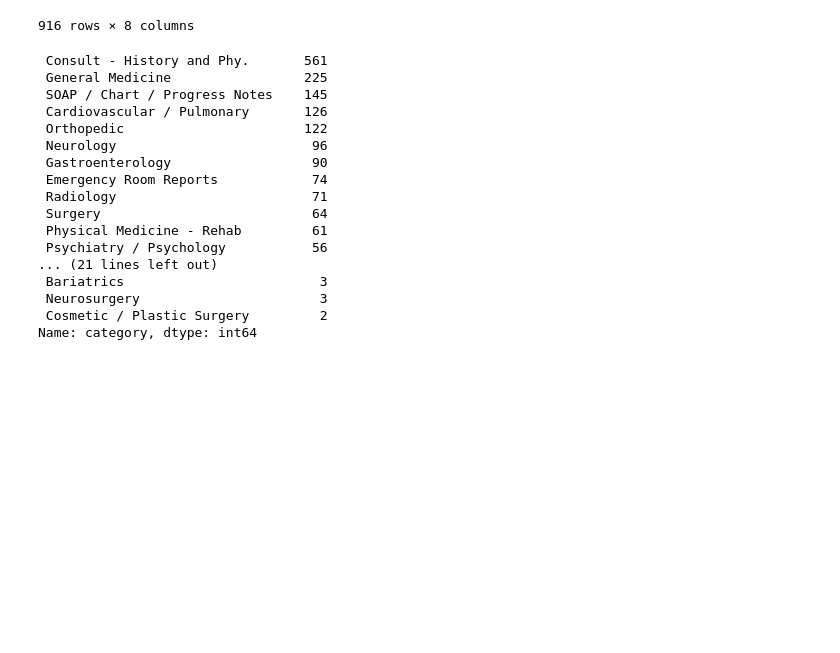
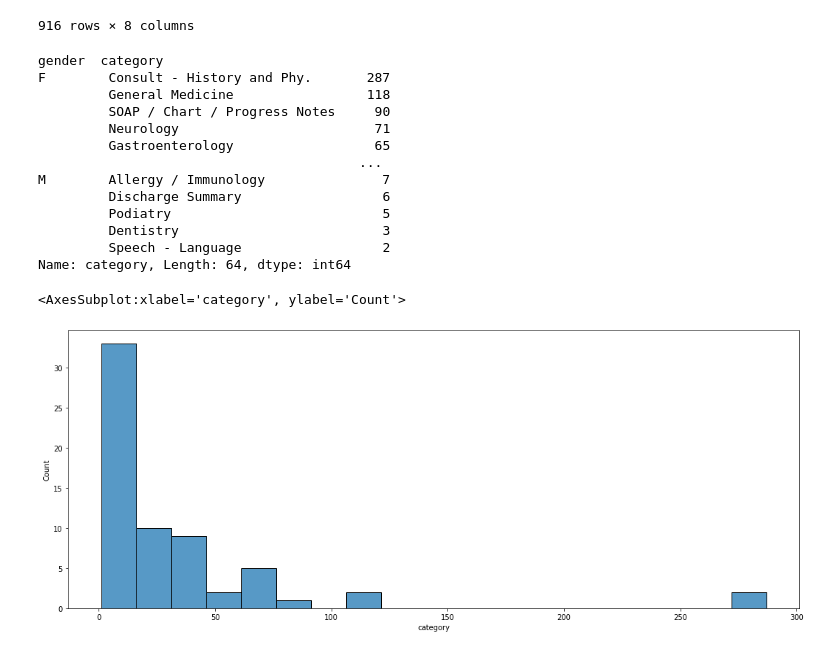
Before and after one commit to Aneruth/Data-Analytics, a Jupyter notebook: Practical Session 1/Test.ipynb, the cells around one changed output. Cells and saved outputs as stored; diff of their text form; code cells hidden in the pictures; blank space fills up the shorter version.

```diff
--- a/Practical Session 1/Test.ipynb
+++ b/Practical Session 1/Test.ipynb
@@ -163,23 +164,25 @@ age_filter
 916 rows × 8 columns
 # %%
 #plot which category has the highest amount of requests and this corresponding amount per gender
-cat = merge_data['category'].value_counts(dropna=False)
+cat = grouped_gender['category'].value_counts(dropna=False)
 cat
 # %% [output]
- Consult - History and Phy.       561
- General Medicine                 225
- SOAP / Chart / Progress Notes    145
- Cardiovascular / Pulmonary       126
- Orthopedic                       122
- Neurology                         96
- Gastroenterology                  90
- Emergency Room Reports            74
- Radiology                         71
- Surgery                           64
- Physical Medicine - Rehab         61
- Psychiatry / Psychology           56
-... (21 lines left out)
- Bariatrics                         3
- Neurosurgery                       3
- Cosmetic / Plastic Surgery         2
-Name: category, dtype: int64
+gender  category
+F        Consult - History and Phy.       287
+         General Medicine                 118
+         SOAP / Chart / Progress Notes     90
+         Neurology                         71
+         Gastroenterology                  65
+                                         ...
+M        Allergy / Immunology               7
+         Discharge Summary                  6
+         Podiatry                           5
+         Dentistry                          3
+         Speech - Language                  2
+Name: category, Length: 64, dtype: int64
+# %%
+plt.figure(figsize=(18,7))
+sns.histplot(cat)
+# %% [output]
+<AxesSubplot:xlabel='category', ylabel='Count'>
+[figure, added]
```
Also changed, not shown: parts of 2 cells of this notebook.
